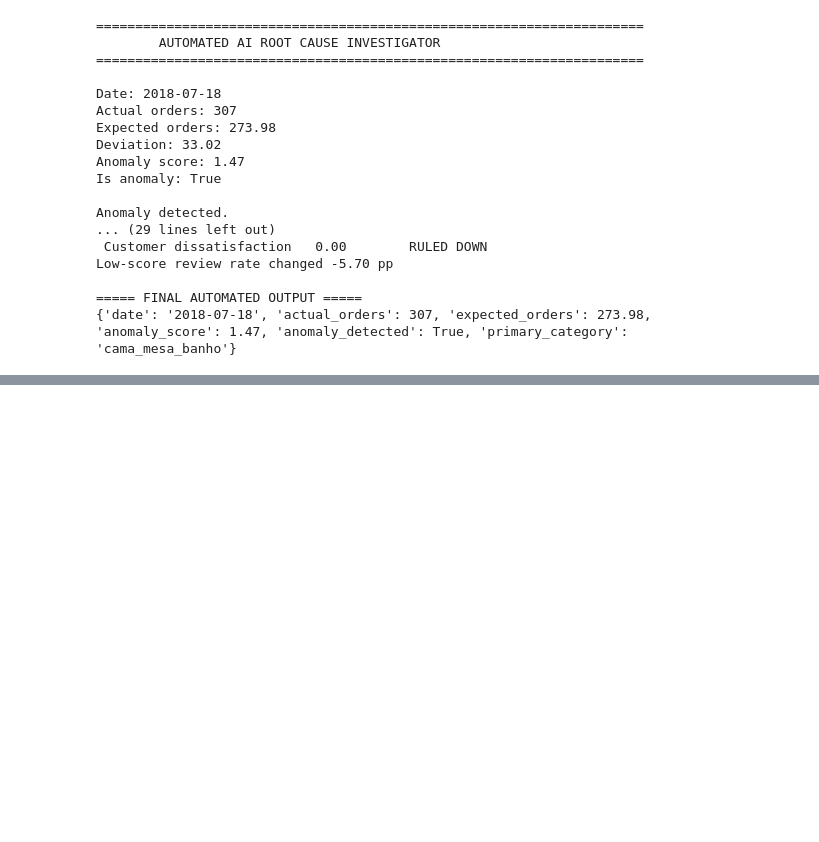
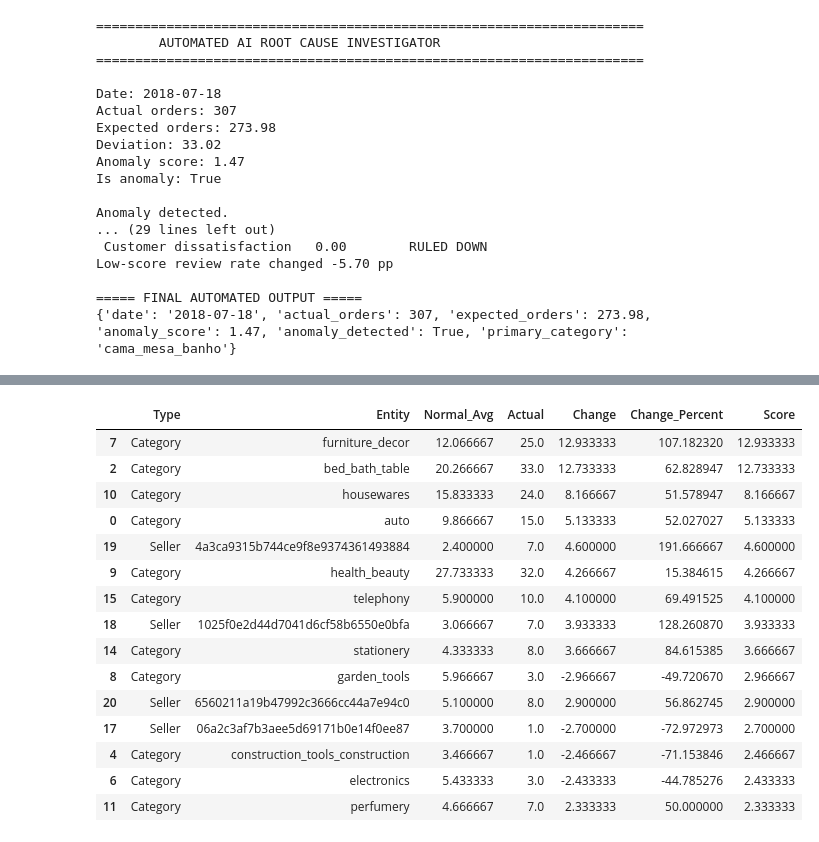
Before and after one commit to sujalsingh09/AI-RootCause-Investigator, a Jupyter notebook: notebooks/01_data_understanding.ipynb, the cells around one changed output, grey strips where cells are left out. Drawn from its saved outputs; the diff is of its cells as text; code cells hidden in the pictures; blank space fills up the shorter version.

```diff
--- a/notebooks/01_data_understanding.ipynb
+++ b/notebooks/01_data_understanding.ipynb
@@ -5977,0 +6412,68 @@ Anomaly detected.
+# %%
+# ---------- ROOT CAUSE SIGNALS ----------
+
+root_causes = []
+
+# 1. Category signals
+for category, row in category_analysis.iterrows():
+
+    if row["Normal_Daily_Avg"] >= 3:
+        score = abs(row["Change"])
+
+        if score > 1:
+            root_causes.append({
+                "Type": "Category",
+                "Entity": category,
+                "Normal_Avg": row["Normal_Daily_Avg"],
+                "Actual": row["Anomaly_Day"],
+                "Change": row["Change"],
+                "Change_Percent": row["Change_Percent"],
+                "Score": score
+            })
+
+
+# 2. Seller signals
+for seller, row in seller_analysis.iterrows():
+
+    if row["Normal_Daily_Avg"] >= 2:
+        score = abs(row["Change"])
+
+        if score > 1:
+            root_causes.append({
+                "Type": "Seller",
+                "Entity": seller,
+                "Normal_Avg": row["Normal_Daily_Avg"],
+                "Actual": row["Anomaly_Day"],
+                "Change": row["Change"],
+                "Change_Percent": row["Change_Percent"],
+                "Score": score
+            })
+
+
+# Convert to DataFrame
+root_cause_df = pd.DataFrame(root_causes)
+
+# Rank strongest signals
+root_cause_df = root_cause_df.sort_values(
+    "Score",
+    ascending=False
+)
+
+root_cause_df.head(15)
+# %% [output]
+|  | Type | Entity | Normal_Avg | Actual | Change | Change_Percent | Score |
+| 7 | Category | furniture_decor | 12.066667 | 25.0 | 12.933333 | 107.182320 | 12.933333 |
+| 2 | Category | bed_bath_table | 20.266667 | 33.0 | 12.733333 | 62.828947 | 12.733333 |
+| 10 | Category | housewares | 15.833333 | 24.0 | 8.166667 | 51.578947 | 8.166667 |
+| 0 | Category | auto | 9.866667 | 15.0 | 5.133333 | 52.027027 | 5.133333 |
+| 19 | Seller | 4a3ca9315b744ce9f8e9374361493884 | 2.400000 | 7.0 | 4.600000 | 191.666667 | 4.600000 |
+| 9 | Category | health_beauty | 27.733333 | 32.0 | 4.266667 | 15.384615 | 4.266667 |
+| 15 | Category | telephony | 5.900000 | 10.0 | 4.100000 | 69.491525 | 4.100000 |
+| 18 | Seller | 1025f0e2d44d7041d6cf58b6550e0bfa | 3.066667 | 7.0 | 3.933333 | 128.260870 | 3.933333 |
+| 14 | Category | stationery | 4.333333 | 8.0 | 3.666667 | 84.615385 | 3.666667 |
+| 8 | Category | garden_tools | 5.966667 | 3.0 | -2.966667 | -49.720670 | 2.966667 |
+| 20 | Seller | 6560211a19b47992c3666cc44a7e94c0 | 5.100000 | 8.0 | 2.900000 | 56.862745 | 2.900000 |
+| 17 | Seller | 06a2c3af7b3aee5d69171b0e14f0ee87 | 3.700000 | 1.0 | -2.700000 | -72.972973 | 2.700000 |
+| 4 | Category | construction_tools_construction | 3.466667 | 1.0 | -2.466667 | -71.153846 | 2.466667 |
+| 6 | Category | electronics | 5.433333 | 3.0 | -2.433333 | -44.785276 | 2.433333 |
+| 11 | Category | perfumery | 4.666667 | 7.0 | 2.333333 | 50.000000 | 2.333333 |
```
Also changed, not shown: parts of 25 cells of this notebook, 2 other files.
